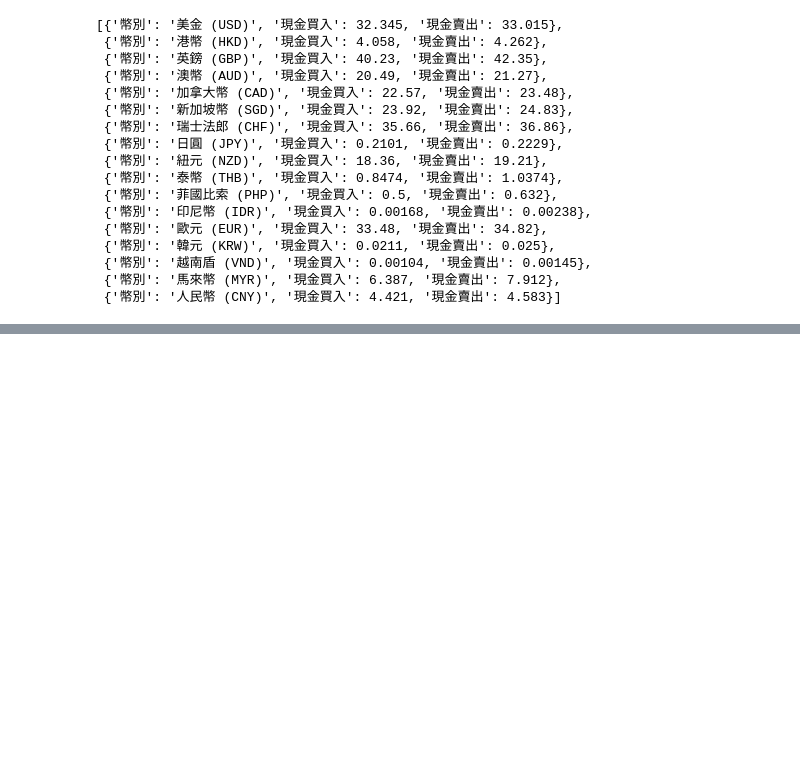
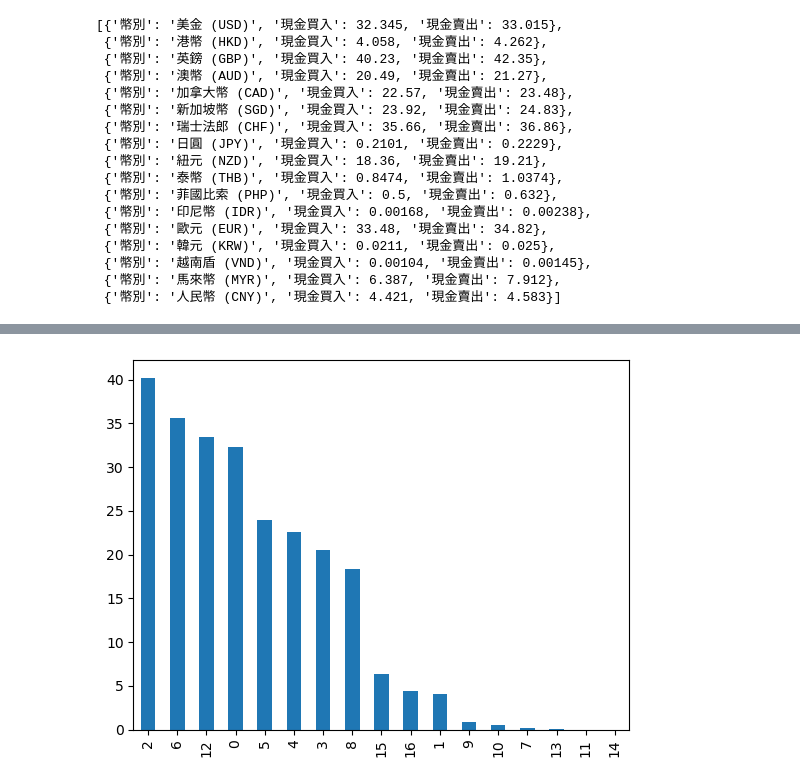
Before and after one commit to rexchen21/python_analysis, a Jupyter notebook: python_analysis/0222-2.ipynb, the cells around one changed output, grey strips where cells are left out. Saved outputs shown, nothing was run; the diff lists cells and outputs as text; code cells hidden in the pictures; blank space fills up the shorter version.

```diff
--- a/python_analysis/0222-2.ipynb
+++ b/python_analysis/0222-2.ipynb
@@ -142,3 +154,9 @@ df.tail()
 | 13 | 韓元 (KRW) | 0.02110 | 0.02500 |
 | 11 | 印尼幣 (IDR) | 0.00168 | 0.00238 |
 | 14 | 越南盾 (VND) | 0.00104 | 0.00145 |
+# %%
+import matplotlib.pyplot as plt
+df['現金買入'].plot(kind='bar')
+plt.show()
+# %% [output]
+[figure, added]
```
Also changed, not shown: parts of 2 cells of this notebook.
